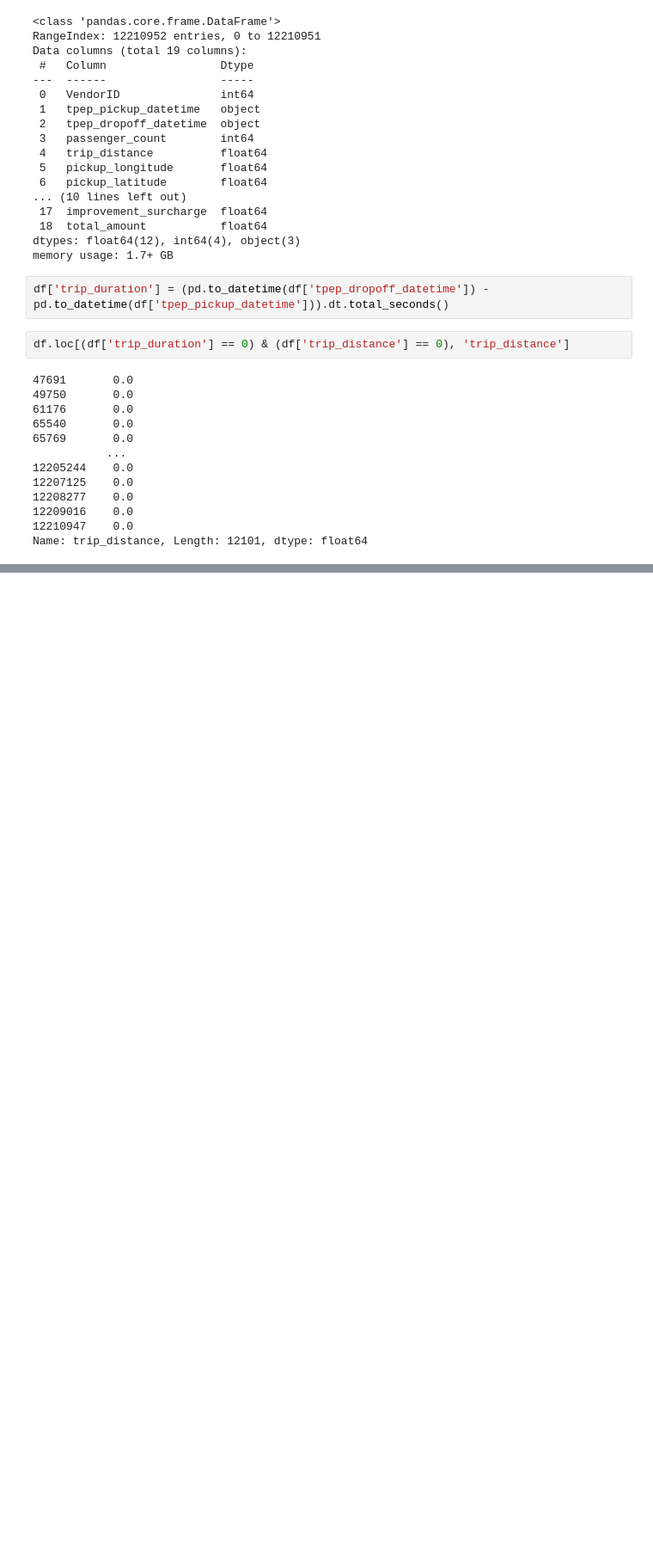
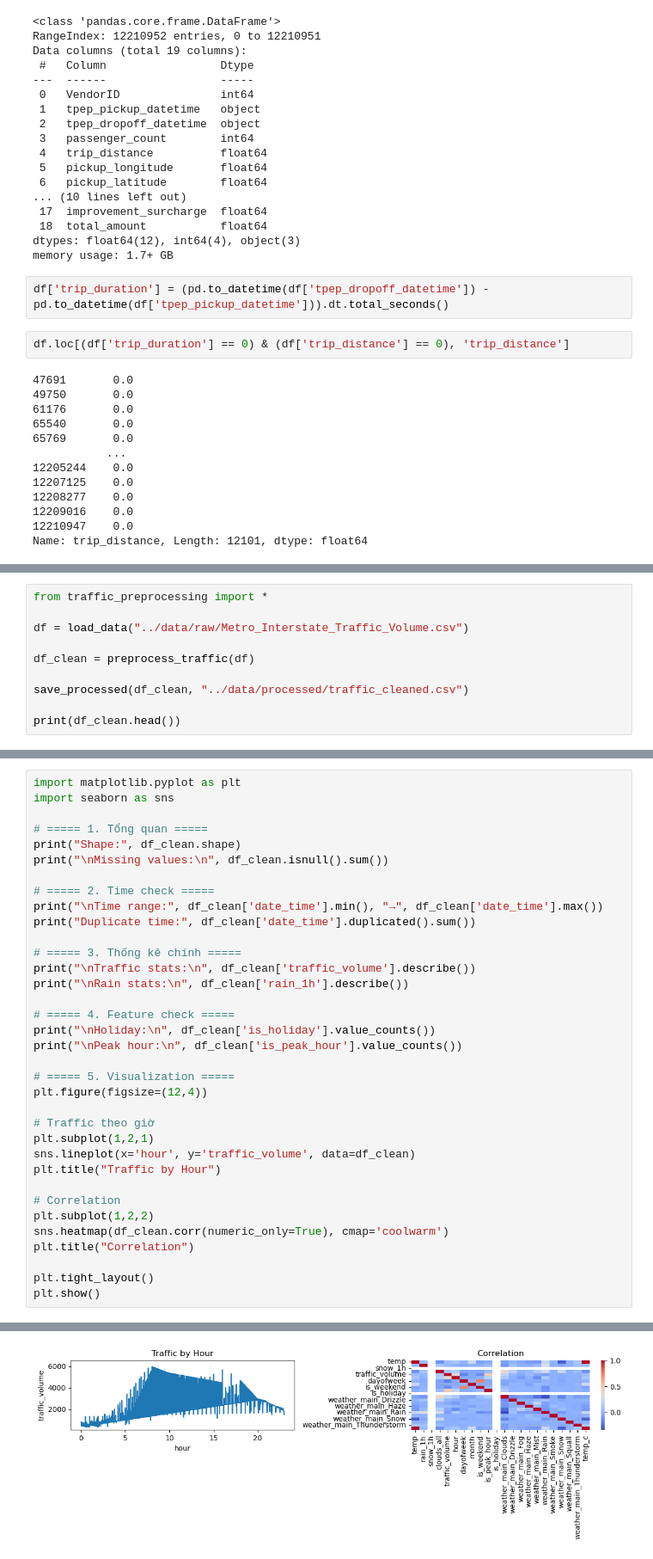
Before and after one commit to MinhNguyen-leo/Data_Mining_projects, a Jupyter notebook: data_mining/src/test.ipynb, the cells around one changed output, grey strips where cells are left out. Shown at 86% size. Drawn from its saved outputs; the diff is of its cells as text; blank space fills up the shorter version.

```diff
--- a/data_mining/src/test.ipynb
+++ b/data_mining/src/test.ipynb
@@ -66,0 +176,10 @@ Name: trip_distance, Length: 12101, dtype: float64
+# %%
+from traffic_preprocessing import *
+
+df = load_data("../data/raw/Metro_Interstate_Traffic_Volume.csv")
+
+df_clean = preprocess_traffic(df)
+
+save_processed(df_clean, "../data/processed/traffic_cleaned.csv")
+
+print(df_clean.head())
@@ -66,0 +204,36 @@ Name: trip_distance, Length: 12101, dtype: float64
+# %%
+import matplotlib.pyplot as plt
+import seaborn as sns
+
+# ===== 1. Tổng quan =====
+print("Shape:", df_clean.shape)
+print("\nMissing values:\n", df_clean.isnull().sum())
+
+# ===== 2. Time check =====
+print("\nTime range:", df_clean['date_time'].min(), "→", df_clean['date_time'].max())
+print("Duplicate time:", df_clean['date_time'].duplicated().sum())
+
+# ===== 3. Thống kê chính =====
+print("\nTraffic stats:\n", df_clean['traffic_volume'].describe())
+print("\nRain stats:\n", df_clean['rain_1h'].describe())
+
+# ===== 4. Feature check =====
+print("\nHoliday:\n", df_clean['is_holiday'].value_counts())
+print("\nPeak hour:\n", df_clean['is_peak_hour'].value_counts())
+
+# ===== 5. Visualization =====
+plt.figure(figsize=(12,4))
+
+# Traffic theo giờ
+plt.subplot(1,2,1)
+sns.lineplot(x='hour', y='traffic_volume', data=df_clean)
+plt.title("Traffic by Hour")
+
+# Correlation
+plt.subplot(1,2,2)
+sns.heatmap(df_clean.corr(numeric_only=True), cmap='coolwarm')
+plt.title("Correlation")
+
+plt.tight_layout()
+plt.show()
+# %% [output]
@@ -66,0 +257 @@ Name: trip_distance, Length: 12101, dtype: float64
+[figure, added]
```
Also changed, not shown: parts of 8 cells of this notebook, 2 other files.
